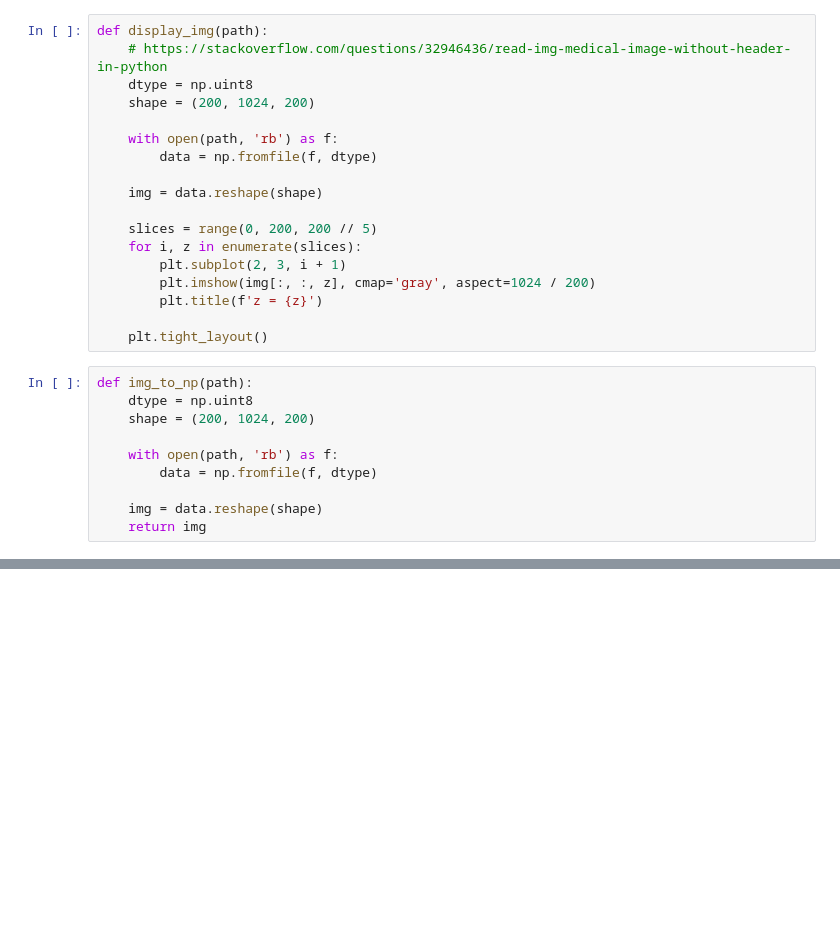
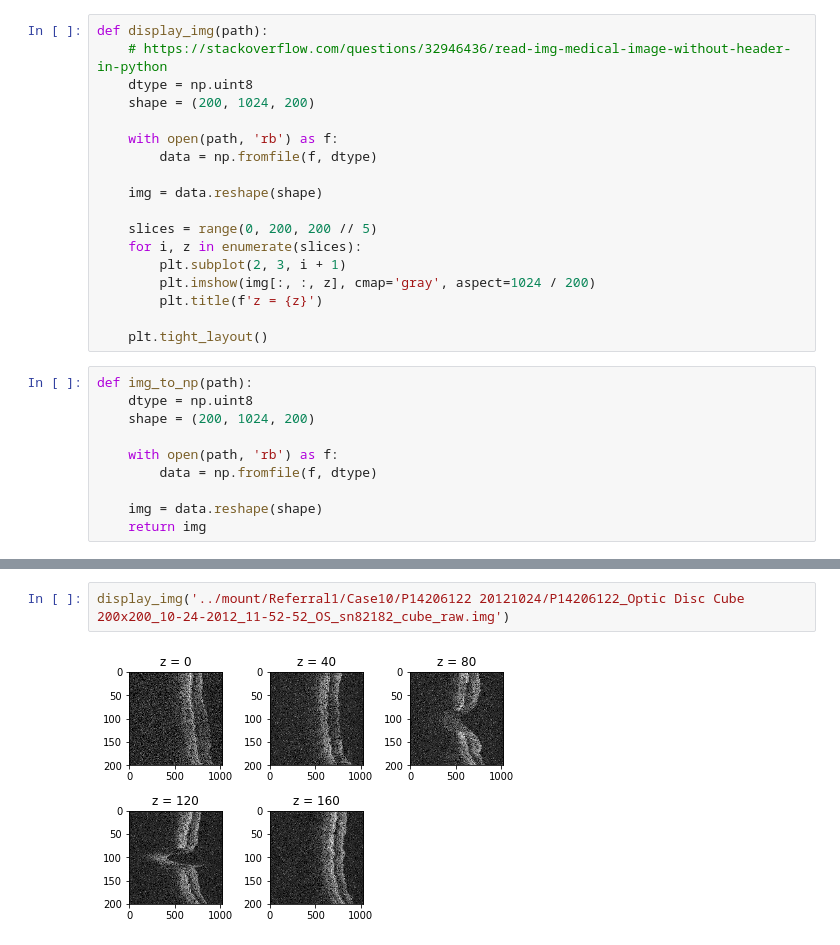
Before and after one commit to clu8/OCT, a Jupyter notebook: data.ipynb, the cells around one changed output, grey strips where cells are left out. Cells and saved outputs as stored; diff of their text form; blank space fills up the shorter version.

```diff
--- a/data.ipynb
+++ b/data.ipynb
@@ -80,0 +81,4 @@ process_all_data()
+# %%
+display_img('../mount/Referral1/Case10/P14206122 20121024/P14206122_Optic Disc Cube 200x200_10-24-2012_11-52-52_OS_sn82182_cube_raw.img')
+# %% [output]
+[figure, added]
```
Also changed, not shown: parts of 3 cells of this notebook, 5 other files.
